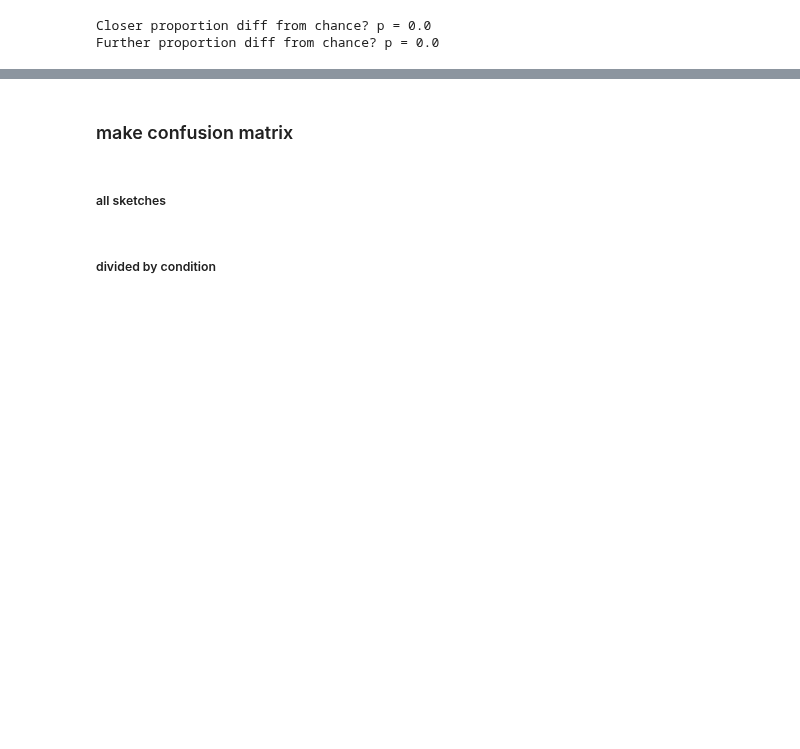
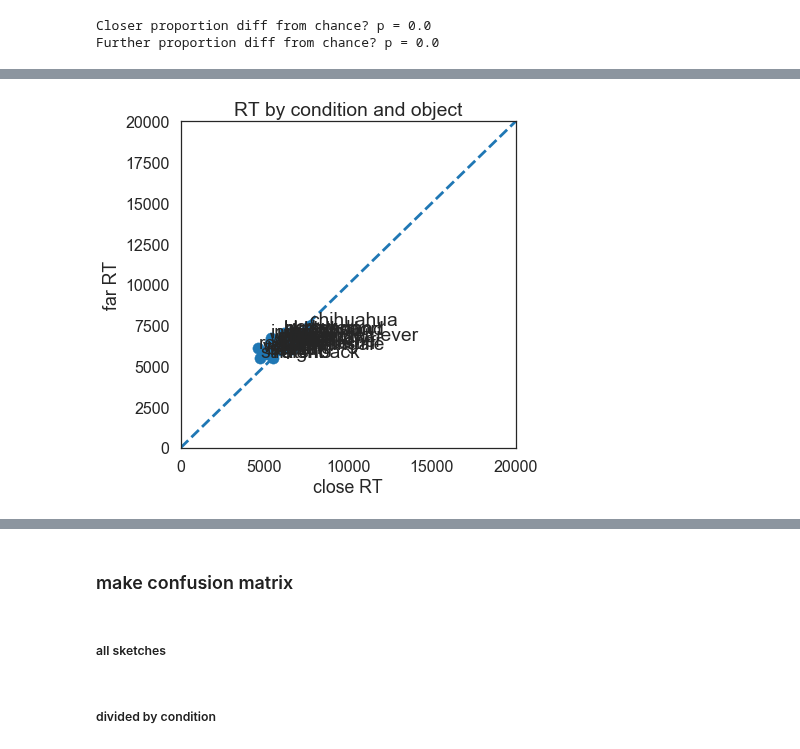
Before and after one commit to judithfan/visual_communication_in_context, a Jupyter notebook: analysis/pilot2_analysis_sketchpad_basic_recog.ipynb, the cells around one changed output, grey strips where cells are left out. Cells and saved outputs as stored; diff of their text form; code cells hidden in the pictures; blank space fills up the shorter version.

```diff
--- a/analysis/pilot2_analysis_sketchpad_basic_recog.ipynb
+++ b/analysis/pilot2_analysis_sketchpad_basic_recog.ipynb
@@ -332,20 +337,23 @@ plt.close(fig)
 # %%
 objs = np.unique(X['target'].values)
 objs = [o for o in objs if o is not None]
 obj_acc_close = X[X['condition']=='closer'].groupby('target')['rt'].apply(lambda x: np.mean(x))
 obj_acc_far = X[X['condition']=='further'].groupby('target')['rt'].apply(lambda x: np.mean(x))
-fig = plt.figure(figsize=(12,12))
+fig = plt.figure(figsize=(6,6))
 plt.scatter(obj_acc_close,obj_acc_far)
 for i, txt in enumerate(objs):
     plt.annotate(txt, (obj_acc_close[i],obj_acc_far[i]))
+
 plt.xlim([0,20000])
 plt.ylim([0,20000])
 plt.plot([0,20000],[0,20000],linestyle='dashed')
 plt.xlabel('close RT')
 plt.ylabel('far RT')
 plt.title('RT by condition and object')
 plt.savefig('./plots/RT_by_condition_and_object.pdf')
-plt.close(fig)
+# plt.close(fig)
+# %% [output]
+[figure, added]
 # %%
 ## subset by full games only
 all_games = np.unique(X.gameID.values)
```
Also changed, not shown: parts of 35 cells of this notebook.
